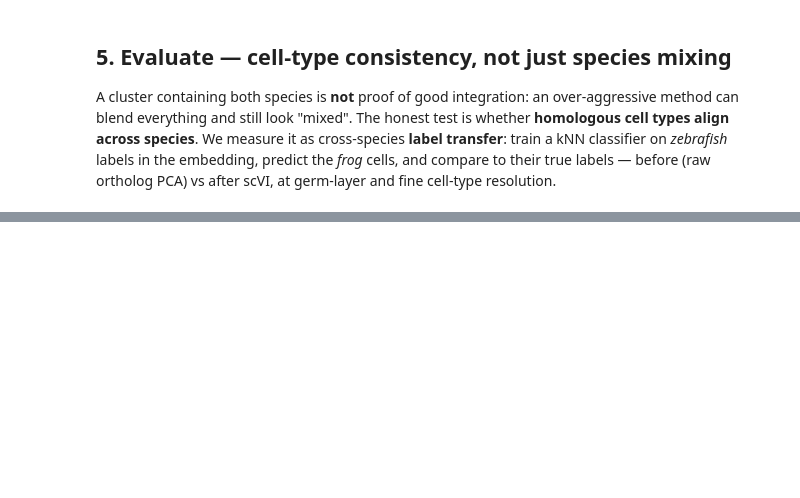
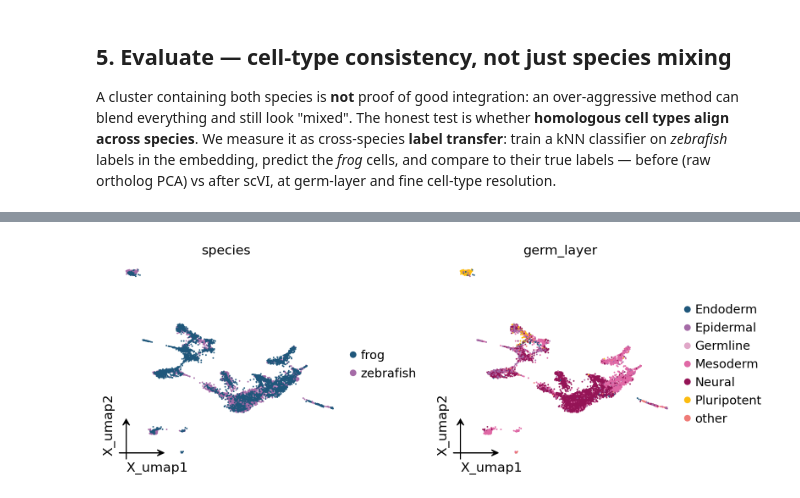
Before and after one commit to Starlitnightly/omicverse-tutorials, a Jupyter notebook: docs/Tutorials-single/t_cross_species.ipynb, the cells around one changed output, grey strips where cells are left out. Saved outputs shown, nothing was run; the diff lists cells and outputs as text; code cells hidden in the pictures; blank space fills up the shorter version.

```diff
--- a/docs/Tutorials-single/t_cross_species.ipynb
+++ b/docs/Tutorials-single/t_cross_species.ipynb
@@ -296,0 +200,4 @@ at increasing input/compute cost.
+# %%
+c2g = dict(zip(
+    pd.concat([zebrafish.obs['cell_type'], frog.obs['cell_type']]).astype(str),
+    pd.concat([zebrafish.obs['germ_layer'], frog.obs['germ_layer']]).astype(str)))
@@ -296,0 +211,14 @@ at increasing input/compute cost.
+# %%
+# download the two Ensembl peptide proteomes (SAMap's BLAST inputs)
+zf_fa = ov.datasets.download_data('https://github.com/omicverse/omicverse-tutorials/releases/download/data-saturn-fz/Danio_rerio.GRCz11.pep.all.fa.gz',
+                                  file_path='zf.pep.fa.gz', dir='data')
+fr_fa = ov.datasets.download_data('https://github.com/omicverse/omicverse-tutorials/releases/download/data-saturn-fz/Xenopus_tropicalis.UCB_Xtro_10.0.pep.all.fa.gz',
+                                  file_path='fr.pep.fa.gz', dir='data')
+
+from omicverse.external.samap._run import build_blast_maps
+build_blast_maps({'zf': zf_fa, 'fr': fr_fa}, out_dir='data/maps',
+                 engine='diamond', threads=8)
+
+adata_samap = ov.single.cross_species_integrate(
+    [zebrafish, frog], ['zebrafish', 'frog'], method='samap', ids=['zf', 'fr'],
+    proteomes={'zf': zf_fa, 'fr': fr_fa}, blast_maps='data/maps')
@@ -296,0 +246,11 @@ at increasing input/compute cost.
+# %%
+sp = adata_samap.obs['species'].astype(str)
+adata_samap.obs['species'] = np.where(sp == 'zf', 'zebrafish', 'frog')
+ct = np.where(sp == 'zf', adata_samap.obs.get('zf_cell_type').astype(str),
+                          adata_samap.obs.get('fr_cell_type').astype(str))
+adata_samap.obs['cell_type'] = ct
+adata_samap.obs['germ_layer'] = [c2g.get(x, 'other') for x in ct]
+ov.pl.embedding(adata_samap, basis='X_umap', color=['species', 'germ_layer'],
+                frameon='small', wspace=0.5)
+# %% [output]
+[figure, added]
```
Also changed, not shown: parts of 20 cells of this notebook.
